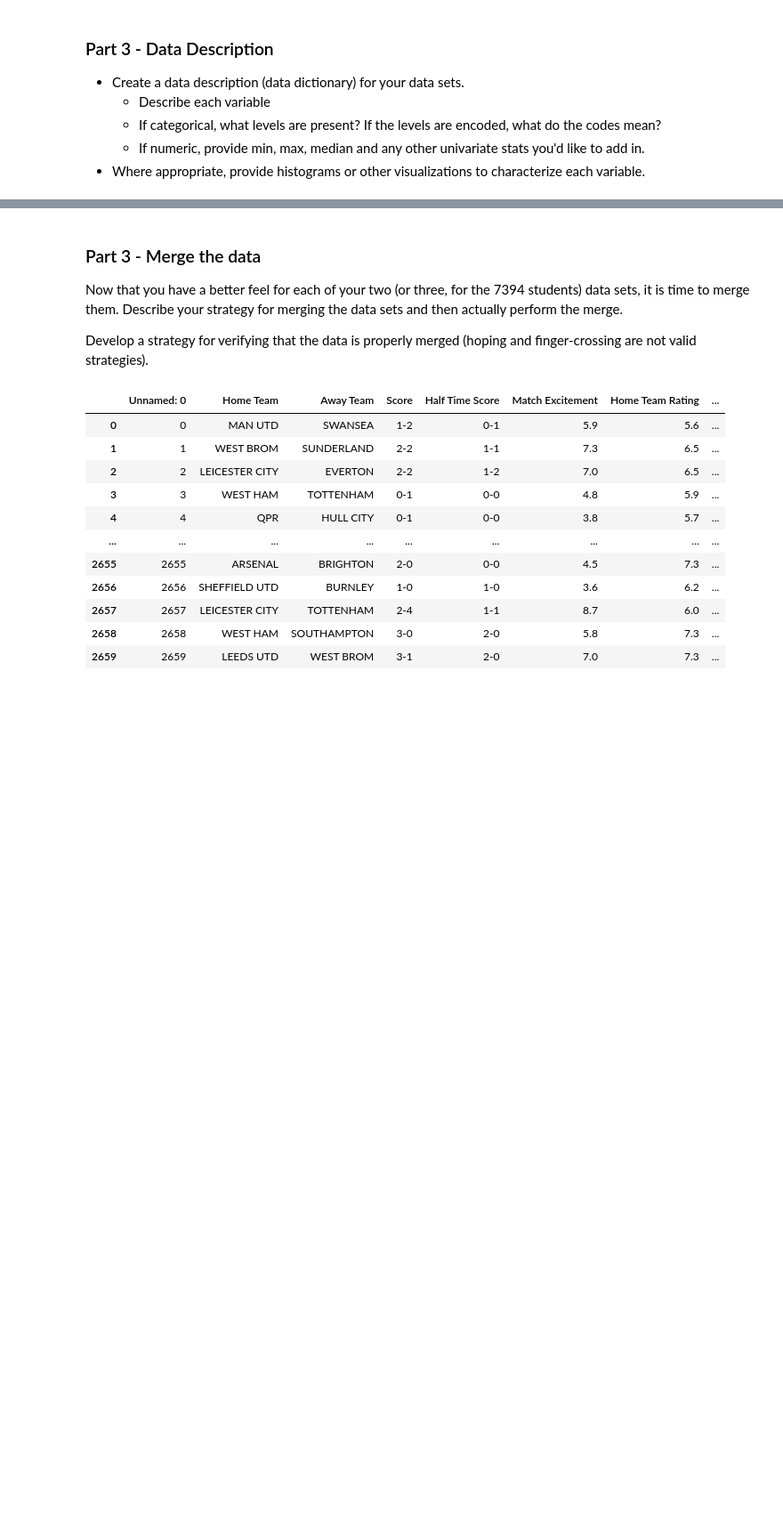
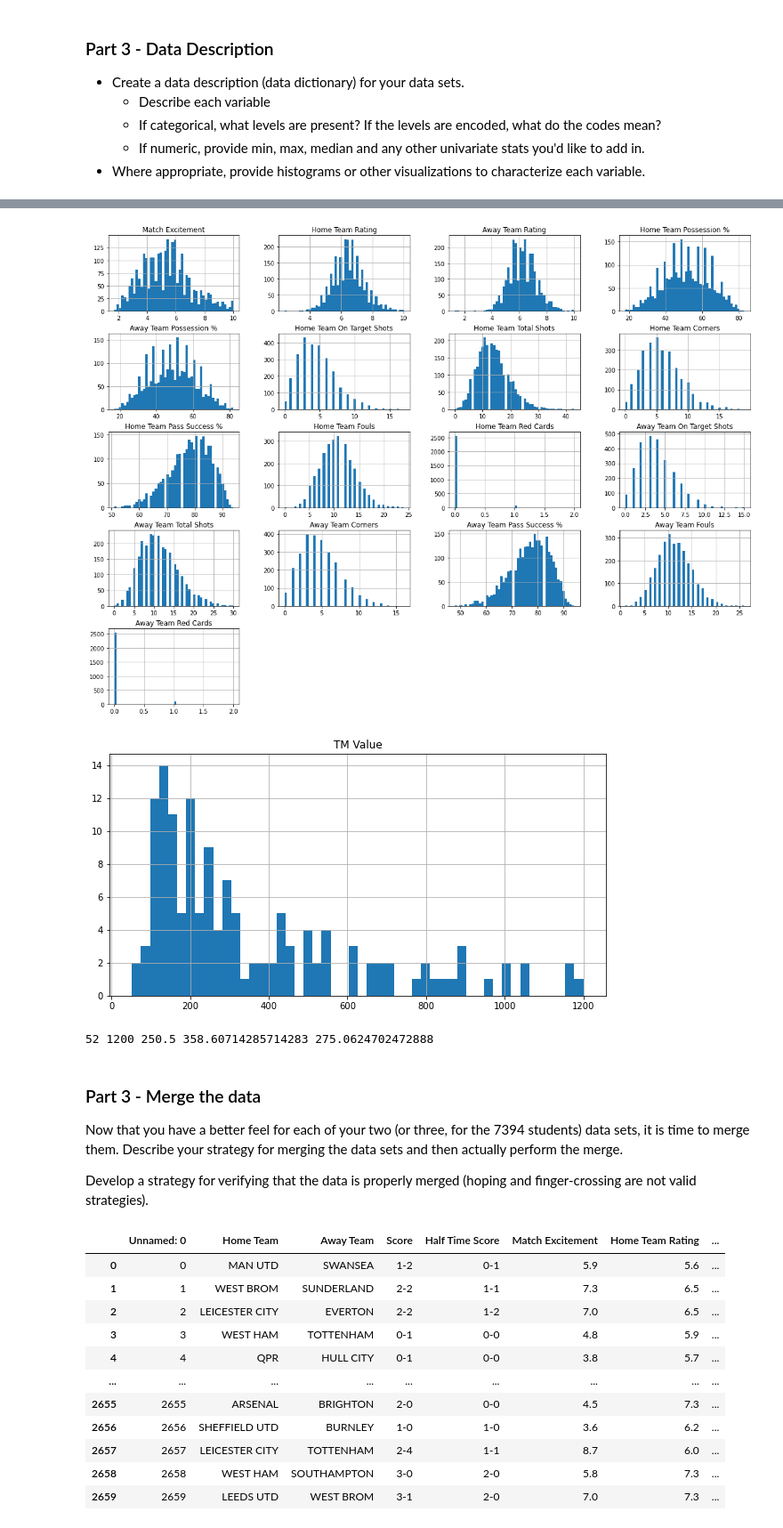
Before and after one commit to EliasLMann/Applied_ML_Proj2, a Jupyter notebook: Project02.ipynb, the cells around one changed output, grey strips where cells are left out. Shown at 89% size. Drawn from its saved outputs; the diff is of its cells as text; code cells hidden in the pictures; blank space fills up the shorter version.

```diff
--- a/Project02.ipynb
+++ b/Project02.ipynb
@@ -288,3 +342,18 @@ epl_reduced
+# %%
+epl_show = epl_reduced.drop(['year'], axis=1)
+epl_show.hist(bins=50, figsize=(20,15))
+plt.show()
+
+money_show = money.drop(['year'], axis=1)
+money_show.hist(bins=50, figsize=(10,5))
+plt.show()
+# %% [output]
+[figure, added]
+[figure, added]
+# %%
+print(money["TM Value"].min(), money["TM Value"].max(), money["TM Value"].median(), money["TM Value"].mean(), money["TM Value"].std())
+# %% [output]
+52 1200 250.5 358.60714285714283 275.0624702472888
 # %% [markdown]
 ### Part 3 - Merge the data
 
```
Also changed, not shown: parts of 5 cells of this notebook, 1 other file.
